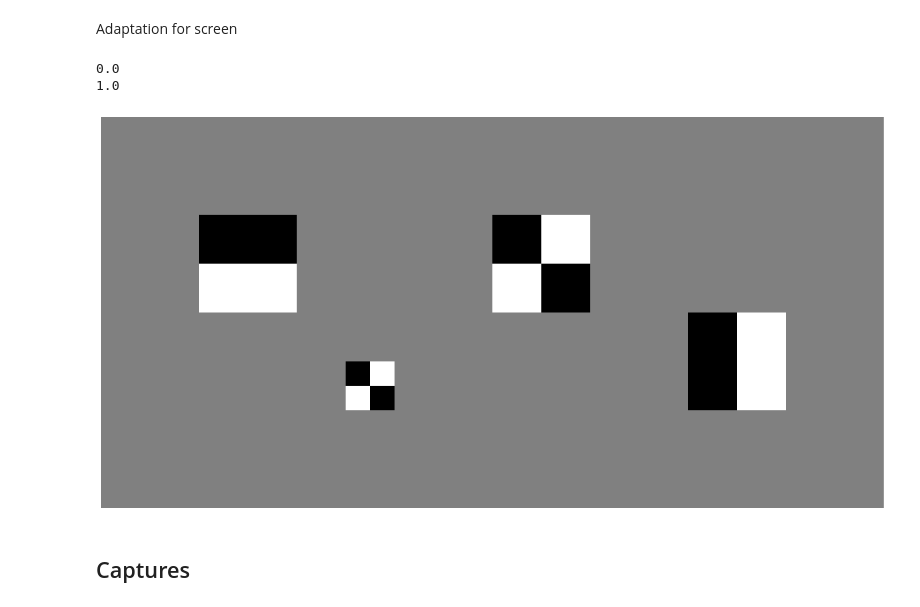
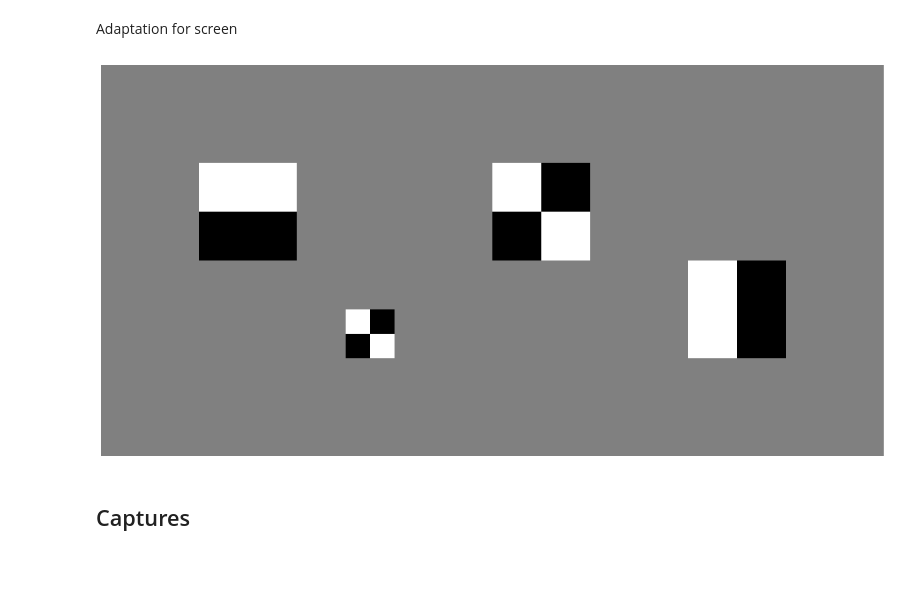
Before and after one commit to olivierleblanc/diffusercam, a Jupyter notebook: bernat/mp08.ipynb, the cells around one changed output. Drawn from its saved outputs; the diff is of its cells as text; code cells hidden in the pictures; blank space fills up the shorter version.

```diff
--- a/bernat/mp08.ipynb
+++ b/bernat/mp08.ipynb
@@ -134,22 +134,13 @@ plt.show()
 # %% [markdown]
 Adaptation for screen
 # %%
-x_screen = np.copy(x)
-x_screen /= np.amin(x_screen)
-x_screen += 1
-x_screen /= 2
-print(np.amin(x_screen))
-print(np.amax(x_screen))
-
 plt.figure(figsize=(20,10))
-plt.imshow(x_screen,cmap='gray')
+plt.imshow(x,cmap='gray')
 plt.axis('off')
 plt.savefig('resultats/mp2screen0.png', bbox_inches='tight')
 plt.show()
 # %% [output]
-0.0
-1.0
-[figure, old version]
+[figure, new version]
 # %% [markdown]
 ## Captures
 # %%
```
Also changed, not shown: parts of 8 cells of this notebook, 2 other files.
